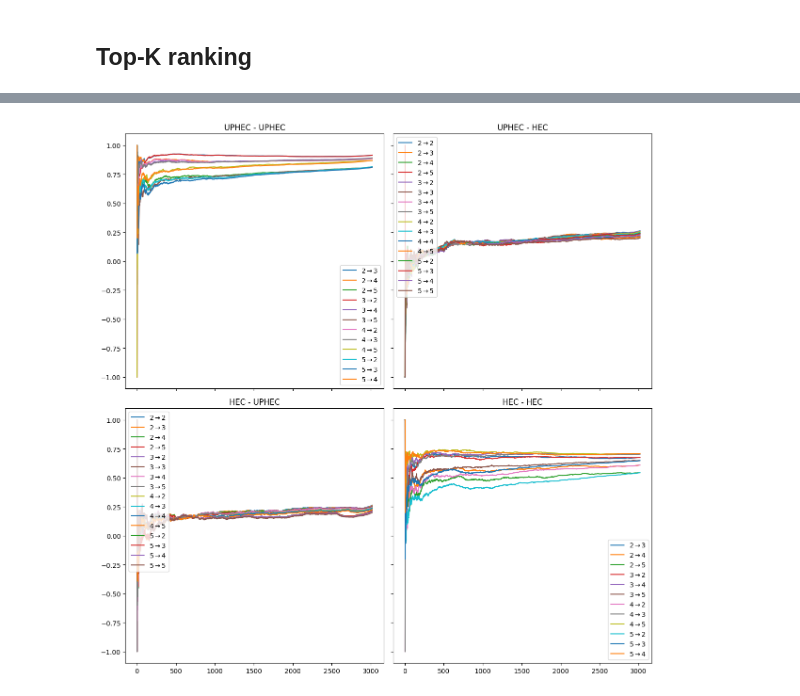
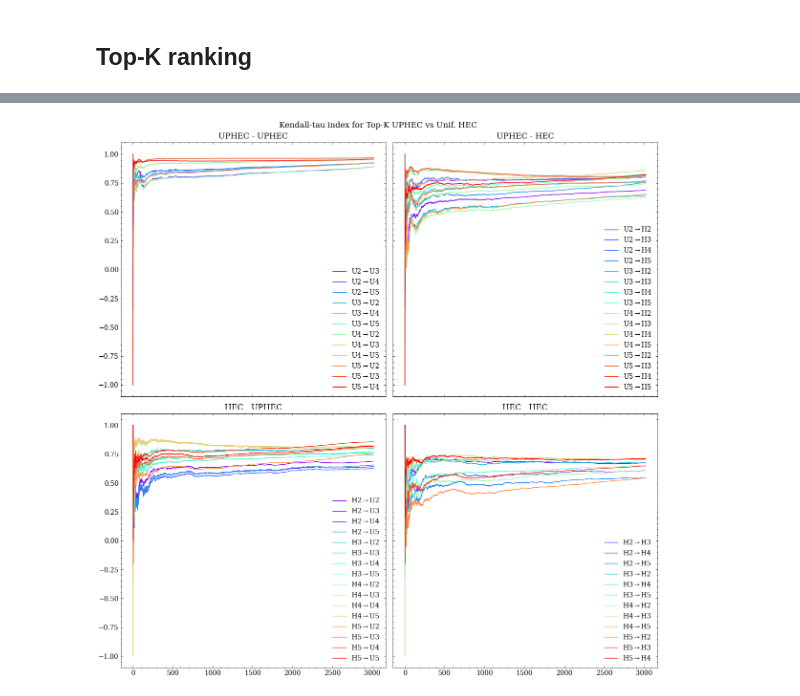
Before and after one commit to LaComarca-Lab/non-uniform-hypergraphs, a Jupyter notebook: RankingAnalysis.ipynb, the cells around one changed output, grey strips where cells are left out. Saved outputs shown, nothing was run; the diff lists cells and outputs as text; code cells hidden in the pictures.

```diff
--- a/RankingAnalysis.ipynb
+++ b/RankingAnalysis.ipynb
@@ -7,6 +7,10 @@ import matplotlib.pyplot as plt
 import seaborn as sns
 import scipy
 
+import scienceplots
+
+plt.style.use(['science', 'no-latex'])
+
 from collections import defaultdict
 # %%
 df = pandas.read_csv("Output/tags_ask_ubuntu_dataframe.csv")
@@ -125,4 +139,6 @@ HEC-5unif HEC-5unif
 # %%
 for key, val in KTtopK.items():
-    ax.plot(val, label=key)
+    plt.plot(val, label=key)
+
+#plt.legend()
 # %% [output]
@@ -130,27 +151,43 @@ for key, val in KTtopK.items():
 # %%
 fig, ax = plt.subplots(2,2, figsize=(12,12), sharex=True, sharey=True)
+# Colormap for the plots
+cmap = plt.get_cmap('rainbow') #rainbow, hsv, viridis, cool
+fig.suptitle("Kendall-tau index for Top-K UPHEC vs Unif. HEC")
+
+colorUU = iter(cmap(np.linspace(0, 1, 4*3)))
+colorUH = iter(cmap(np.linspace(0, 1, 4*4)))
+colorHU = iter(cmap(np.linspace(0, 1, 4*4)))
+colorHH = iter(cmap(np.linspace(0, 1, 4*3)))
 
 for key, val in KTtopK.items():
+
     if "UP" in key[0:3] and "UP" in key[-8:]:
-        ax[0,0].plot(val, label=f"{key[6]}" + r"$\rightarrow$"+ f"{key[-1]}")
+
+        ax[0,0].plot(val, label=f"U{key[6]}" + r"$\rightarrow$"+ f"U{key[-1]}", color=next(colorUU))
         ax[0,0].set_title("UPHEC - UPHEC")
-    elif "UP" in key[0:3]:
-        ax[0,1].plot(val, label=f"{key[6]}" + r"$\rightarrow$"+ f"{key[-5]}")
+
+    elif "UP" in key[0:3] and "unif" in key[-5:]:
+
+        ax[0,1].plot(val, label=f"U{key[6]}" + r"$\rightarrow$"+ f"H{key[-5]}", color=next(colorUH))
         ax[0,1].set_title("UPHEC - HEC")
-    elif "UP" in key[-8:]:
-        ax[1,0].plot(val, label=f"{key[4]}" + r"$\rightarrow$"+ f"{key[-1]}")
+
+    elif "unif" in key[0:9] and "UP" in key[-8:]:
+
+        ax[1,0].plot(val, label=f"H{key[4]}" + r"$\rightarrow$"+ f"U{key[-1]}", color=next(colorHU))
         ax[1,0].set_title("HEC - UPHEC")
-    else:
-        ax[1,1].plot(val, label=f"{key[4]}" + r"$\rightarrow$"+ f"{key[-5]}")
+
+    elif "unif" in key[0:9] and "unif" in key[-5:]:
+
+        ax[1,1].plot(val, label=f"H{key[4]}" + r"$\rightarrow$"+ f"H{key[-5]}", color=next(colorHH))
         ax[1,1].set_title("HEC - HEC")
 
 ax[0,0].legend()
 ax[0,1].legend()
 ax[1,0].legend()
 ax[1,1].legend()
 
 plt.tight_layout()
 
 plt.show()
 # %% [output]
-[figure, old version]
+[figure, new version]
```
Also changed, not shown: parts of 10 cells of this notebook, 6 other files.
